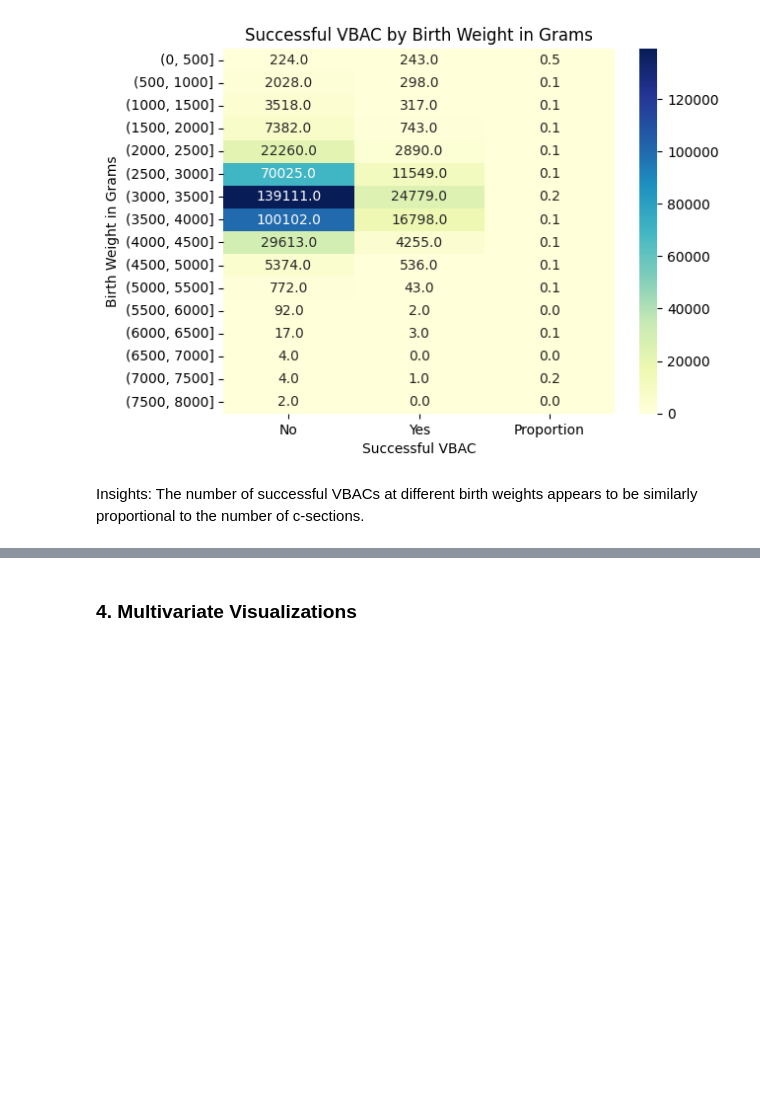
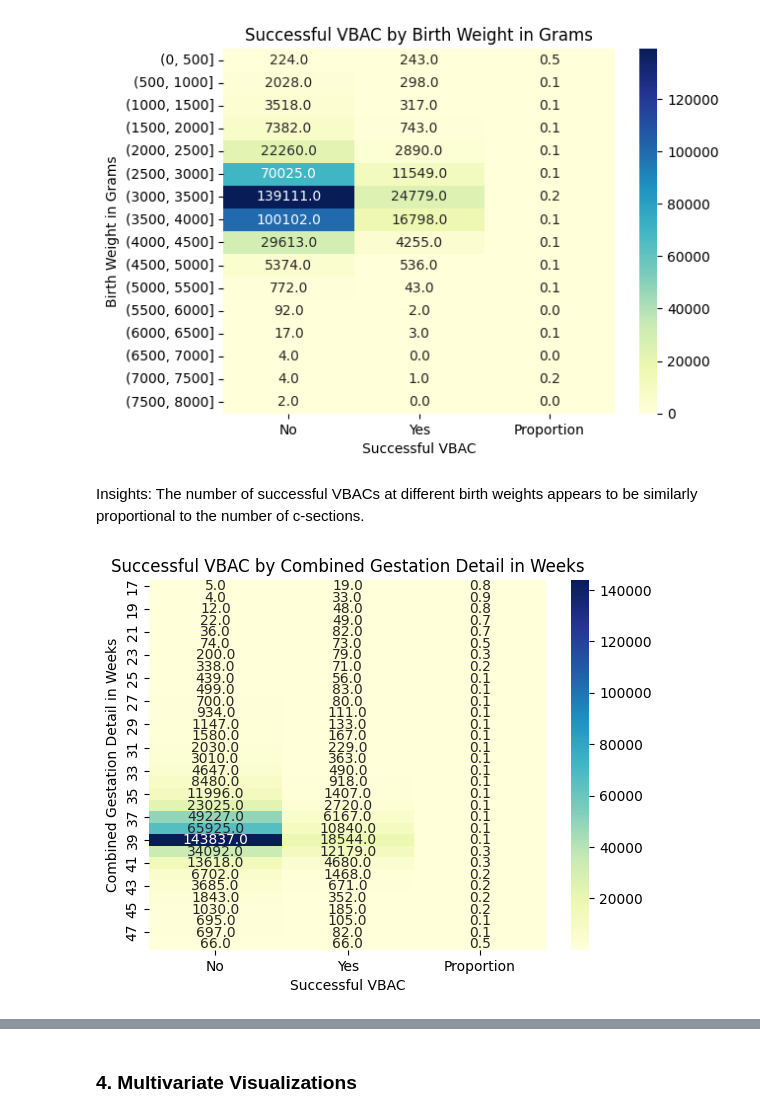
Before and after one commit to shroommu/natality-stats, a Jupyter notebook: dev/notebooks/exploratory/vbac/02_visualizations.ipynb, the cells around one changed output, grey strips where cells are left out. Drawn from its saved outputs; the diff is of its cells as text; code cells hidden in the pictures; blank space fills up the shorter version.

```diff
--- a/dev/notebooks/exploratory/vbac/02_visualizations.ipynb
+++ b/dev/notebooks/exploratory/vbac/02_visualizations.ipynb
@@ -479,3 +479,24 @@ plt.show()
 [figure]
 # %% [markdown]
 Insights: The number of successful VBACs at different birth weights appears to be similarly proportional to the number of c-sections.
+# %%
+combined_gestation_detail_cross_tab = pd.crosstab(
+    df["combined_gestation_detail_in_weeks"],
+    successful_vbac,
+)
+combined_gestation_detail_cross_tab["proportion"] = combined_gestation_detail_cross_tab[
+    1
+] / (combined_gestation_detail_cross_tab[0] + combined_gestation_detail_cross_tab[1])
+
+combined_gestation_detail_cross_tab_ax = sns.heatmap(
+    combined_gestation_detail_cross_tab, annot=True, fmt="0.1f", cmap="YlGnBu"
+)
+combined_gestation_detail_cross_tab_ax.set_title(
+    "Successful VBAC by Combined Gestation Detail in Weeks"
+)
+combined_gestation_detail_cross_tab_ax.set_xlabel("Successful VBAC")
+combined_gestation_detail_cross_tab_ax.set_xticklabels(["No", "Yes", "Proportion"])
+combined_gestation_detail_cross_tab_ax.set_ylabel("Combined Gestation Detail in Weeks")
+plt.show()
+# %% [output]
+[figure, added]
```
Also changed, not shown: parts of 14 cells of this notebook.
